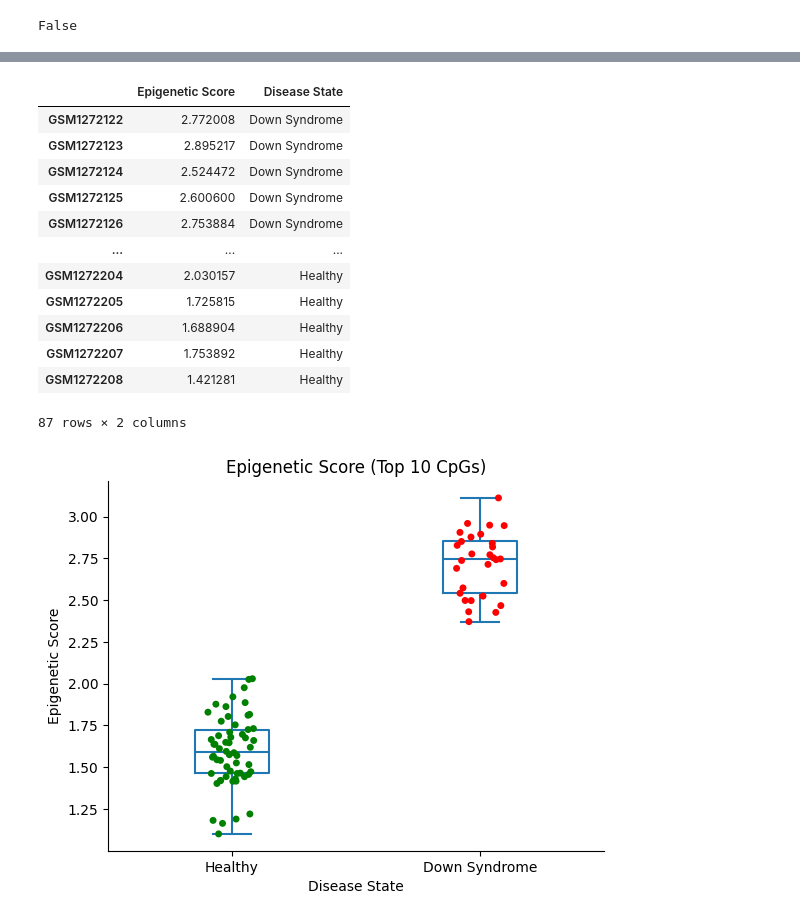
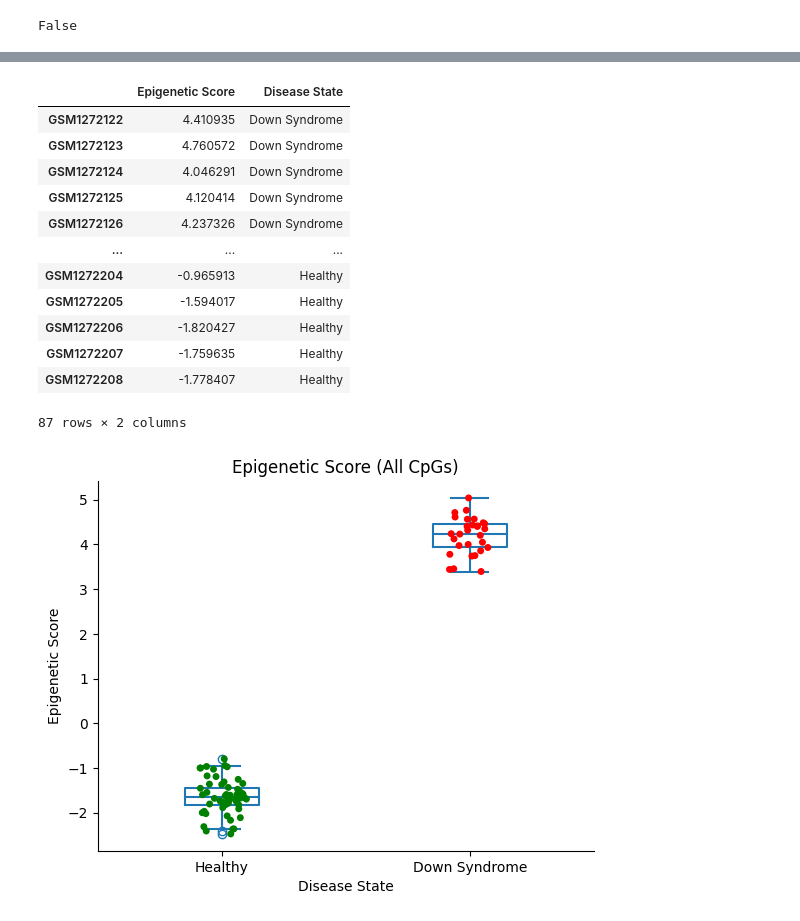
Before and after one commit to mehrnoosh-e94/disease_epigentics, a Jupyter notebook: Down Syndrome Epigenetics/downSyndrome.ipynb, the cells around one changed output, grey strips where cells are left out. Drawn from its saved outputs; the diff is of its cells as text; code cells hidden in the pictures.

Commit message:
plot for all CpGs

```diff
--- a/Down Syndrome Epigenetics/downSyndrome.ipynb
+++ b/Down Syndrome Epigenetics/downSyndrome.ipynb
@@ -73,7 +73,7 @@ common_coef
 | cg27502912 | 0.239517 |
 317 rows × 1 columns
 # %%
-n=10
+n=317
 # top_common_coef = common_coef.sort_values(by=abs('beta_overall'), ascending=False)
 top_common_coef = common_coef.loc[abs(common_coef['beta_overall']).sort_values(ascending=False).index]
 top_common_coef=top_common_coef.head(n)
@@ -174,23 +182,23 @@ regression_results['Disease State'] = regression_results['Disease State'].str.ti
 regression_results
 # %% [output]
 |  | Epigenetic Score | Disease State |
-| GSM1272122 | 2.772008 | Down Syndrome |
-| GSM1272123 | 2.895217 | Down Syndrome |
-| GSM1272124 | 2.524472 | Down Syndrome |
-| GSM1272125 | 2.600600 | Down Syndrome |
-| GSM1272126 | 2.753884 | Down Syndrome |
+| GSM1272122 | 4.410935 | Down Syndrome |
+| GSM1272123 | 4.760572 | Down Syndrome |
+| GSM1272124 | 4.046291 | Down Syndrome |
+| GSM1272125 | 4.120414 | Down Syndrome |
+| GSM1272126 | 4.237326 | Down Syndrome |
 | ... | ... | ... |
-| GSM1272204 | 2.030157 | Healthy |
-| GSM1272205 | 1.725815 | Healthy |
-| GSM1272206 | 1.688904 | Healthy |
-| GSM1272207 | 1.753892 | Healthy |
-| GSM1272208 | 1.421281 | Healthy |
+| GSM1272204 | -0.965913 | Healthy |
+| GSM1272205 | -1.594017 | Healthy |
+| GSM1272206 | -1.820427 | Healthy |
+| GSM1272207 | -1.759635 | Healthy |
+| GSM1272208 | -1.778407 | Healthy |
 87 rows × 2 columns
 # %%
 category_order = ['Healthy', 'Down Syndrome']
 ax=sns.boxplot(x='Disease State', y='Epigenetic Score', data=regression_results, width=0.3,  fill=None, order=category_order)
 sns.stripplot(x='Disease State', y='Epigenetic Score', data=regression_results, jitter=True,palette={'Healthy': 'green', 'Down Syndrome': 'red'}, order=category_order)
-ax.set_title('Epigenetic Score (Top '+str(n)+' CpGs)')
+ax.set_title('Epigenetic Score (All CpGs)')
 sns.despine()
 # %% [output]
-[figure, old version]
+[figure, new version]
```
Also changed, not shown: parts of 6 cells of this notebook.
